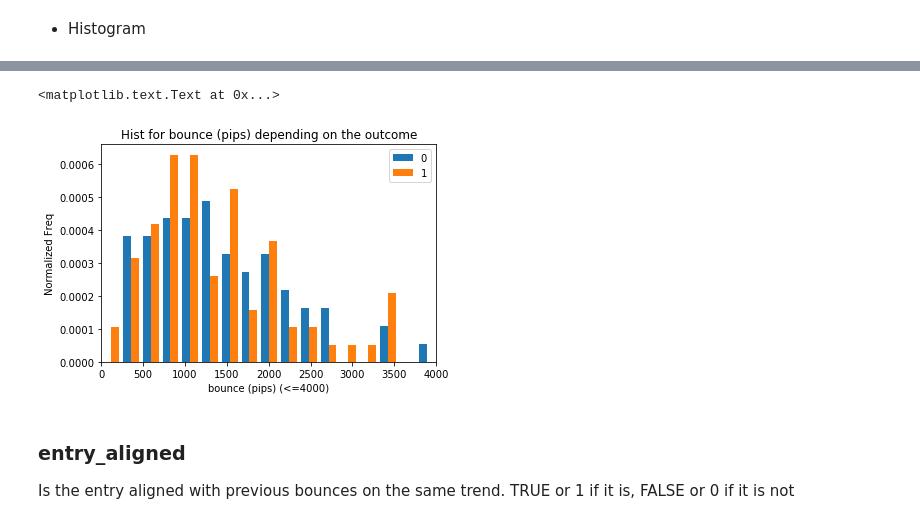
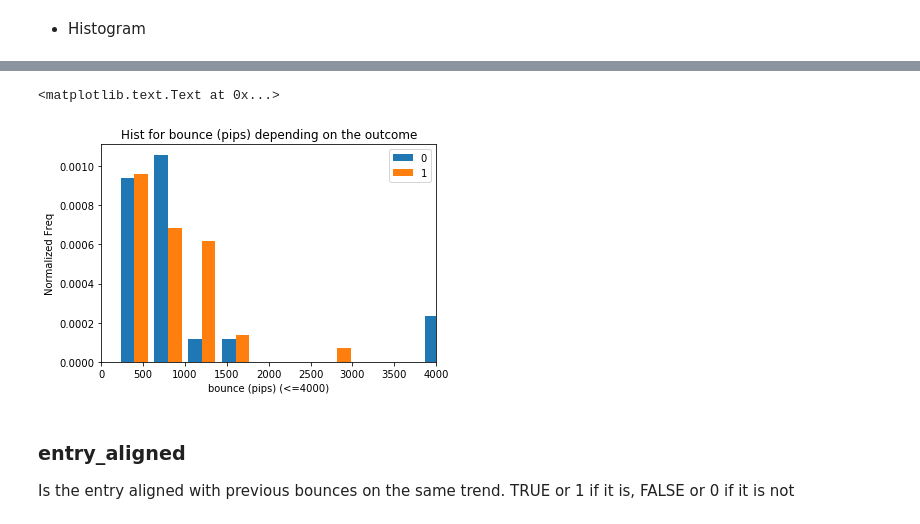
Before and after one commit to FOREXfunguru/FOREX, a Jupyter notebook: notebooks/Binary_classifier_cont_trades.ipynb, the cells around one changed output, grey strips where cells are left out. Saved outputs shown, nothing was run; the diff lists cells and outputs as text; code cells hidden in the pictures.

```diff
--- a/notebooks/Binary_classifier_cont_trades.ipynb
+++ b/notebooks/Binary_classifier_cont_trades.ipynb
@@ -102,7 +103,7 @@ The following predictors have n.a. values and the strategy I will follow will de
 # %% [markdown]
 * No of candles (will replace the n.a. by 0)
 # %%
-contDF["No of candles"].fillna(0, inplace=True)
+if "No of candles" in contDF: contDF["No of candles"].fillna(0, inplace=True)
 # %% [markdown]
 * Bounce length (will replace the n.a. by 0)
 # %%
@@ -150,11 +151,12 @@ def digit_binary(x,transl_dict,name):
 
     return transl_dict[x[name]]
 
-contDF['ext_outcome']=contDF.apply(digit_binary,axis=1,transl_dict=transl_dict, name='ext_outcome')
+if "ext_outcome" in contDF: contDF['ext_outcome']=contDF.apply(digit_binary,axis=1,transl_dict=transl_dict, name='ext_outcome')
 contDF['outcome']=contDF.apply(digit_binary,axis=1,transl_dict=transl_dict, name='outcome')
 contDF['entry on RSI']=contDF.apply(digit_binary,axis=1,transl_dict=transl_dict, name='entry on RSI')
-contDF['strong trend']=contDF.apply(digit_binary,axis=1,transl_dict=transl_dict, name='strong trend')
+if "strong_trend" in contDF: contDF['strong trend']=contDF.apply(digit_binary,axis=1,transl_dict=transl_dict, name='strong trend')
 # %% [markdown]
 ## Selecting the desired timeframe
 # %%
-contDF=contDF[contDF.timeframe == 'H12']
+contDF=contDF[contDF.timeframe == 'H6']
+print(contDF.columns)
@@ -175,2 +183,0 @@ For now I am not going to consider the trades having an outcome of 'B'. So, let'
-# %%
-contDF=contDF[contDF.outcome != 'B']
@@ -631,14 +587,14 @@ plt.title('Hist for bounce (pips) depending on the outcome')
 # %%
 plt.xlim(0,4000)
-plt.hist([fail,succ], bins = 30, normed=True, label=['0','1'])
+plt.hist([fail,succ], bins = 10, normed=True, label=['0','1'])
 
 plt.legend()
 plt.xlabel('bounce (pips) (<=4000)')
 plt.ylabel('Normalized Freq')
 plt.title('Hist for bounce (pips) depending on the outcome')
 # %% [output]
 <matplotlib.text.Text at 0x...>
-[figure, old version]
+[figure, new version]
 # %% [markdown]
 ### entry_aligned
 Is the entry aligned with previous bounces on the same trend. TRUE or 1 if it is, FALSE or 0 if it is not
```
Also changed, not shown: parts of 96 cells of this notebook, 2 other files.
